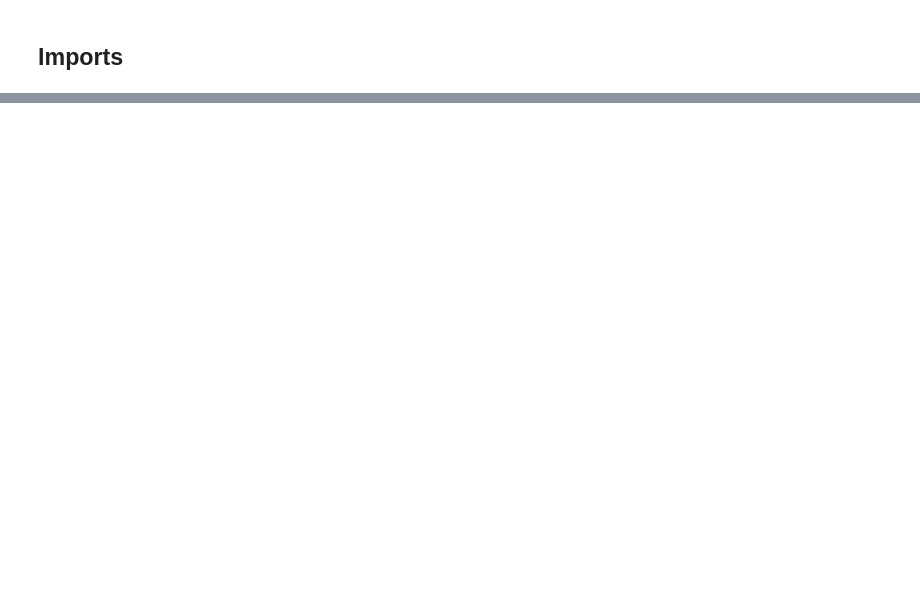
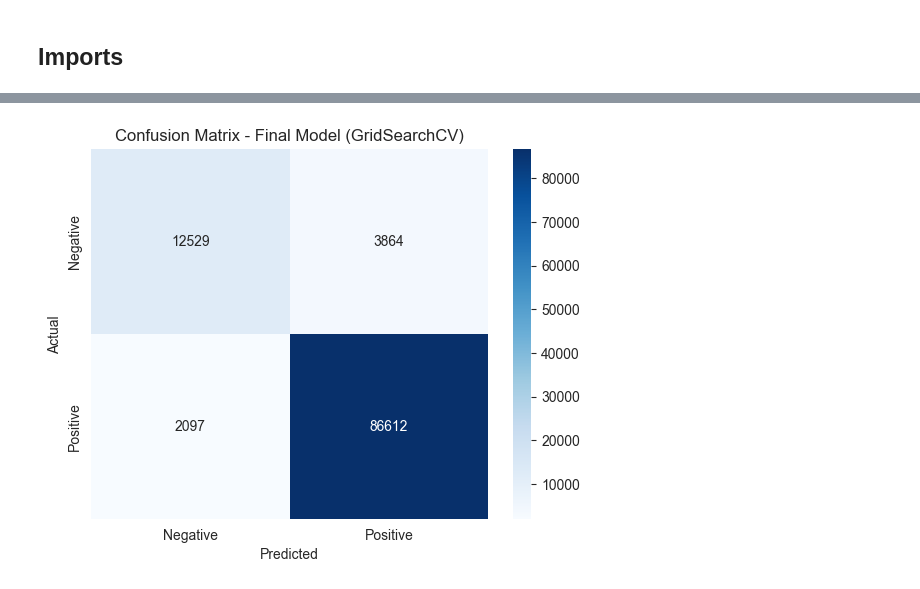
Before and after one commit to Yan-Pasichnyi/amazon-review-sentiment-analysis, a Jupyter notebook: notebooks/04_model_improvements.ipynb, the cells around one changed output, grey strips where cells are left out. Saved outputs shown, nothing was run; the diff lists cells and outputs as text; code cells hidden in the pictures; blank space fills up the shorter version.

Commit message:
Refactor model selection to Pipeline + GridSearchCV; update README with final methodology

```diff
--- a/notebooks/04_model_improvements.ipynb
+++ b/notebooks/04_model_improvements.ipynb
@@ -183,0 +23,7 @@ precision 0.86, recall 0.76, F1 0.81. Positive class: precision 0.96, recall 0.9
+# %%
+X = reviews_preprocessed["Text_clean"]
+y = reviews_preprocessed["Sentiment"]
+
+X_train, X_test, y_train, y_test = train_test_split(
+    X, y, test_size=0.2, random_state=42, stratify=y
+)
@@ -183,0 +36,18 @@ precision 0.86, recall 0.76, F1 0.81. Positive class: precision 0.96, recall 0.9
+# %%
+pipeline = Pipeline([
+    ("tfidf", TfidfVectorizer(max_features=10000)),
+    ("clf", LogisticRegression(max_iter=1000, random_state=42))  # placeholder, overridden by param_grid
+])
+
+param_grid = [
+    {
+        "tfidf__ngram_range": [(1, 1), (1, 2)],
+        "clf": [LogisticRegression(max_iter=1000, random_state=42)],
+        "clf__C": [0.1, 1, 10],
+    },
+    {
+        "tfidf__ngram_range": [(1, 1), (1, 2)],
+        "clf": [LinearSVC(max_iter=1000, random_state=42)],
+        "clf__C": [0.1, 1, 10],
+    },
+]
@@ -183,0 +58,6 @@ precision 0.86, recall 0.76, F1 0.81. Positive class: precision 0.96, recall 0.9
+# %%
+grid_search = GridSearchCV(
+    pipeline, param_grid, cv=3, scoring="f1_macro", n_jobs=-1, verbose=2
+)
+
+grid_search.fit(X_train, y_train)
@@ -183,0 +95,5 @@ precision 0.86, recall 0.76, F1 0.81. Positive class: precision 0.96, recall 0.9
+# %%
+best_model = grid_search.best_estimator_
+y_pred = best_model.predict(X_test)
+
+print(classification_report(y_test, y_pred))
@@ -183,0 +109,9 @@ precision 0.86, recall 0.76, F1 0.81. Positive class: precision 0.96, recall 0.9
+# %%
+cm = confusion_matrix(y_test, y_pred)
+sns.heatmap(cm, annot=True, fmt="d", cmap="Blues", xticklabels=["Negative", "Positive"], yticklabels=["Negative", "Positive"])
+plt.xlabel("Predicted")
+plt.ylabel("Actual")
+plt.title("Confusion Matrix - Final Model (GridSearchCV)")
+plt.show()
+# %% [output]
+[figure, added]
```
Also changed, not shown: parts of 32 cells of this notebook, 4 other files.
